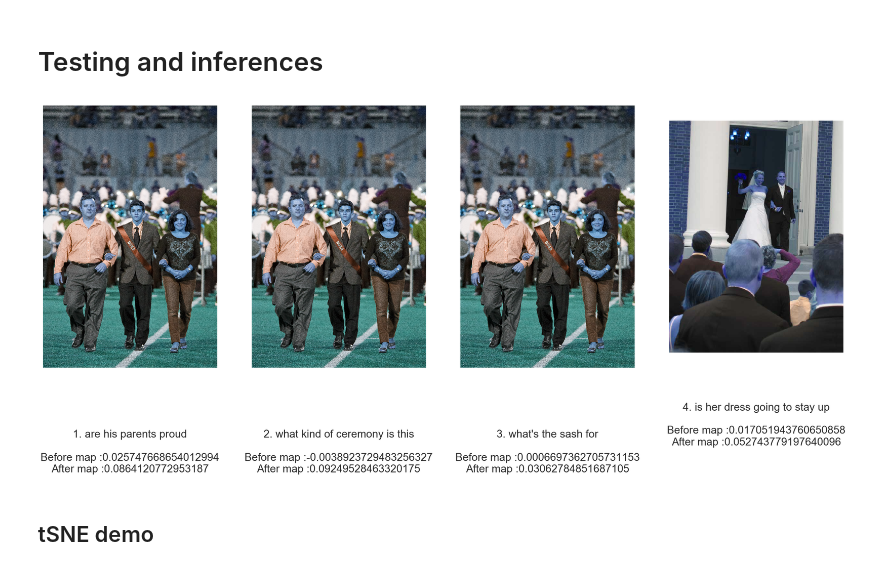
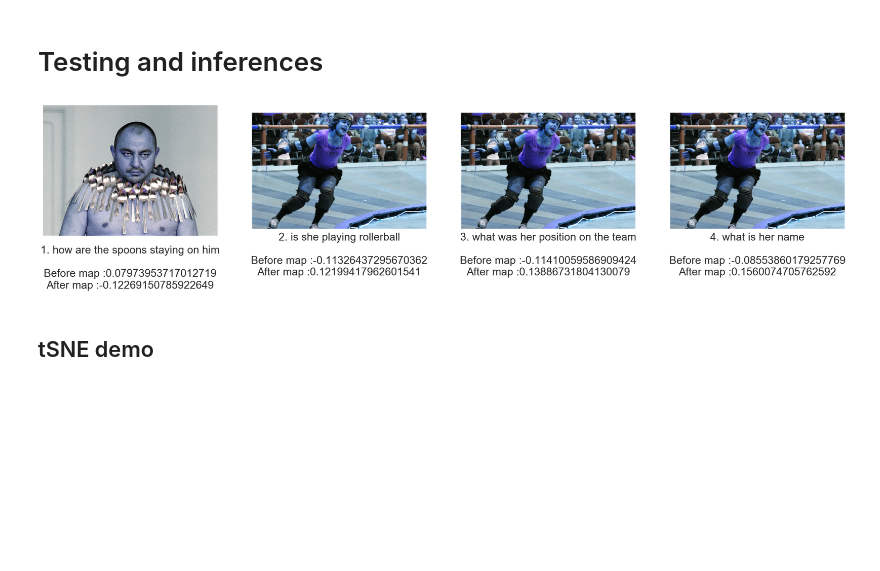
Before and after one commit to Murali81/Question-Relevance-in-VQA, a Jupyter notebook: Adversarial Training/Adversarial Training batched.ipynb, the cells around one changed output. Saved outputs shown, nothing was run; the diff lists cells and outputs as text; code cells hidden in the pictures; blank space fills up the shorter version.

```diff
--- a/Adversarial Training/Adversarial Training batched.ipynb
+++ b/Adversarial Training/Adversarial Training batched.ipynb
@@ -191,50 +223,47 @@ mapper_text_loss = []
+# %%
+smoothing = 0.2
 # %%
-batch_size = 512
+batch_size = 256
 import math
 num_steps = math.ceil(num_instances/batch_size)
-# %%
-smoothing = 0.1
 # %%
-for epoch in range(num_epochs):
+for epoch in tqdm_notebook(range(num_epochs),desc='Epochs'):
 
-    for step in range(num_steps):
+    for step in tqdm_notebook(range(num_steps),desc='Step',leave=False):
 
         ## Discriminate. For image, it is 1, saying it comes from different distribution
 
         input_given = input_img[step*batch_size:(step+1)*batch_size]
-
         outed = nne( Variable(torch.from_numpy(input_given)).cuda().float(),phase='Discriminate',typeinp='img')
-
         targets = (torch.ones(len(input_given)).cuda()).fill_(1- smoothing)  # Smoothing suggested by GoodFellow
-
         loss = criterion(outed,targets)
         discriminator_img_loss.append(loss.cpu().tolist())
         loss.backward()
         optimizer.step()
 
+
+
         ## Discriminate. For text, it is 0 saying it is text, from same distribution
         input_given = input_text[step*batch_size:(step+1)*batch_size]
         outed = nne( Variable(torch.from_numpy(input_given)).cuda().float(),phase='Discriminate',typeinp='text')
         targets = (torch.zeros(len(input_given)).cuda()).fill_(smoothing)
-
         loss = criterion(outed,targets)
-
-
         discriminator_text_loss.append(loss.cpu().tolist())
         loss.backward()
         optimizer.step()
 
+
+
         ## Mapper , Training in a way to fool discriminator think that vector from image distribution is from text distribution.
 
         input_given = input_img[step*batch_size:(step+1)*batch_size]
-        outed = nne( Variable(torch.from_numpy(input_given)).cuda().float(),phase='Map',typeinp='img')
-
+        outed = nne( Variable(torch.from_numpy(input_given)).cuda().float(),phase='Map',typeinp='img',d_flag=False)
         targets = (torch.zeros(len(input_given)).cuda()).fill_(smoothing)
-
         loss = criterion(outed,targets)
         mapper_loss.append(loss.cpu().tolist())
         loss.backward()
         optimizer.step()
+
 
 
         ## Mapper , Training in a way to fool discriminator think that vector from text distribution is from image distribution.
@@ -307,7 +366,7 @@ def showOrigDec(orig, quesstions,before,after,num=3):
 
     plt.show()
 # %%
-lbound = 286
+lbound = 89
 num = 4
 
 
@@ -326,34 +385,34 @@ generatedImages = [ cv2.imread(parent_folder+img_folder+img_id_file_map[img_id])
 
 x_img = input_img[lbound :lbound + num]
 y_text = input_text[lbound :lbound + num]
 
 from sklearn.metrics.pairwise import cosine_similarity
 
 
 before_cosine_sim = []
 
 for i in range(num):
     img_vec = x_img[i].reshape(1,-1)
     txt_vec = y_text[i].reshape(1,-1)
 #     print(cosine_similarity(img_vec,txt_vec),end='')
     before_cosine_sim.append(cosine_similarity(img_vec,txt_vec)[0][0])
 
 x_img = input_img[lbound :lbound + num]
 y_text = input_text[lbound :lbound + num]
 
 x_chang = np.matmul(x_img,W_matrix)
 
 after_cosine_sim = []
 
 for i in range(num):
     img_vec = x_chang[i].reshape(1,-1)
     txt_vec = y_text[i].reshape(1,-1)
 #     print(cosine_similarity(img_vec,txt_vec),end='')
     after_cosine_sim.append(cosine_similarity(img_vec,txt_vec)[0][0])
 
 showOrigDec(generatedImages,meta_que_test,before_cosine_sim,after_cosine_sim,num)
 # %% [output]
-[figure, old version]
+[figure, new version]
 # %% [markdown]
 ## tSNE demo
 # %%
```
Also changed, not shown: parts of 9 cells of this notebook.
